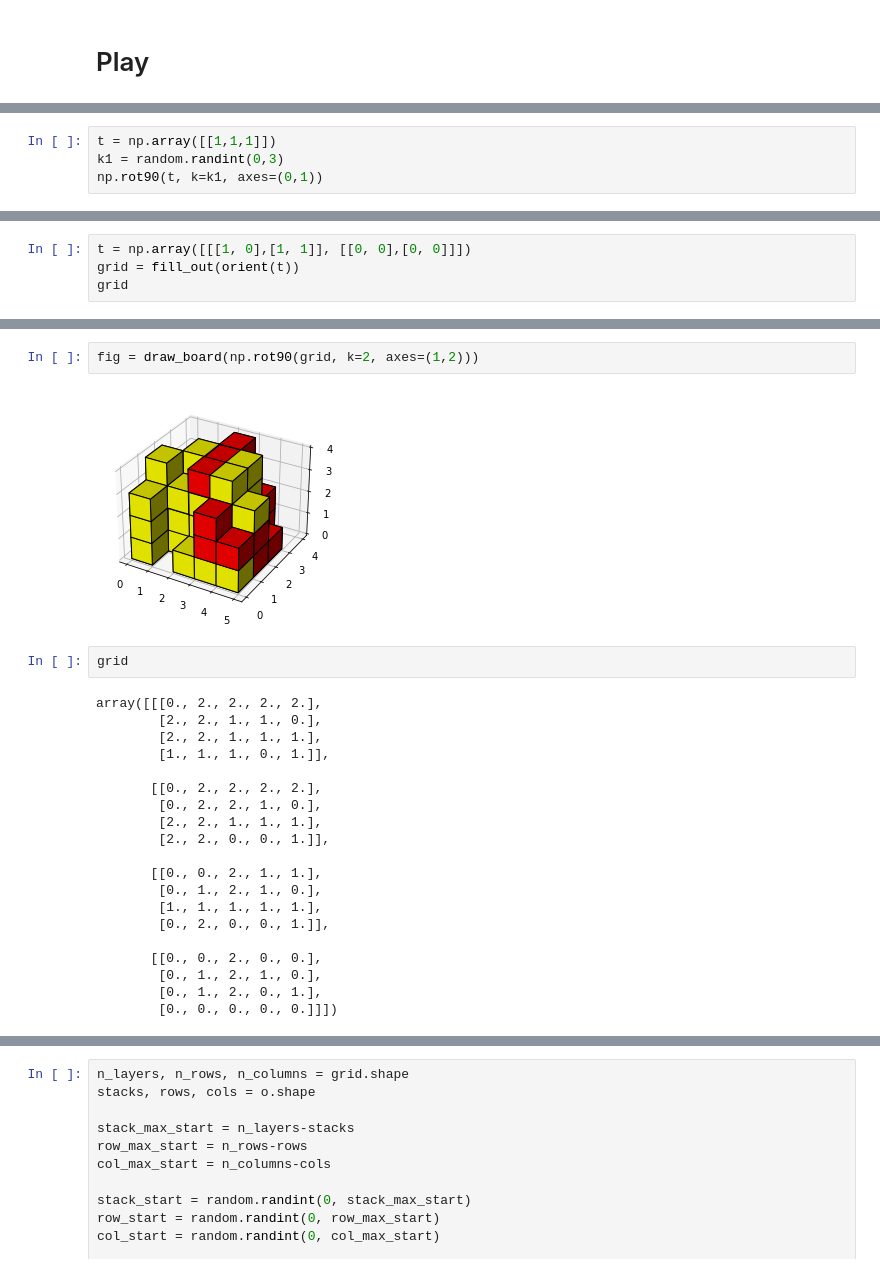
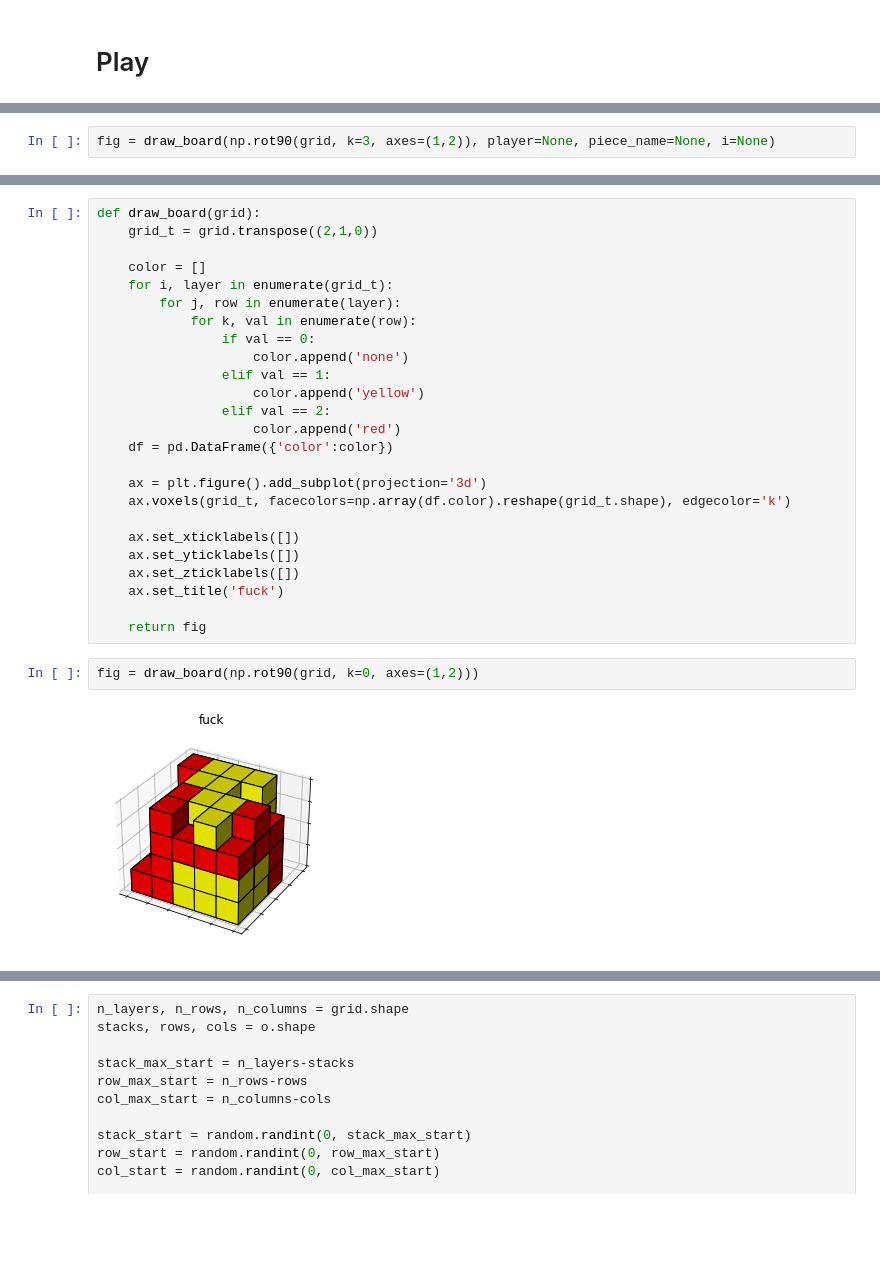
Before and after one commit to shawnriemer/Rumis-Bot, a Jupyter notebook: Rumis Simulation 3D.ipynb, the cells around one changed output, grey strips where cells are left out. Saved outputs shown, nothing was run; the diff lists cells and outputs as text; blank space fills up the shorter version.

```diff
--- a/Rumis Simulation 3D.ipynb
+++ b/Rumis Simulation 3D.ipynb
@@ -106,4 +108,0 @@ array([[[0, 1],
-# %%
-t = np.array([[1,1,1]])
-k1 = random.randint(0,3)
-np.rot90(t, k=k1, axes=(0,1))
@@ -112,4 +108,0 @@ array([[1, 1, 1]])
-# %%
-t = np.array([[[1, 0],[1, 1]], [[0, 0],[0, 0]]])
-grid = fill_out(orient(t))
-grid
@@ -352,0 +404,2 @@ Turn 20, Player 1
+# %%
+fig = draw_board(np.rot90(grid, k=3, axes=(1,2)), player=None, piece_name=None, i=None)
@@ -353,26 +408,29 @@ Turn 20, Player 1
+# %%
+def draw_board(grid):
+    grid_t = grid.transpose((2,1,0))
+
+    color = []
+    for i, layer in enumerate(grid_t):
+        for j, row in enumerate(layer):
+            for k, val in enumerate(row):
+                if val == 0:
+                    color.append('none')
+                elif val == 1:
+                    color.append('yellow')
+                elif val == 2:
+                    color.append('red')
+    df = pd.DataFrame({'color':color})
+
+    ax = plt.figure().add_subplot(projection='3d')
+    ax.voxels(grid_t, facecolors=np.array(df.color).reshape(grid_t.shape), edgecolor='k')
+
+    ax.set_xticklabels([])
+    ax.set_yticklabels([])
+    ax.set_zticklabels([])
+    ax.set_title('fuck')
+
+    return fig
 # %%
-fig = draw_board(np.rot90(grid, k=2, axes=(1,2)))
+fig = draw_board(np.rot90(grid, k=0, axes=(1,2)))
 # %% [output]
-[figure, old version]
+[figure, new version]
-# %%
-grid
-# %% [output]
-array([[[0., 2., 2., 2., 2.],
-        [2., 2., 1., 1., 0.],
-        [2., 2., 1., 1., 1.],
-        [1., 1., 1., 0., 1.]],
-
-       [[0., 2., 2., 2., 2.],
-        [0., 2., 2., 1., 0.],
-        [2., 2., 1., 1., 1.],
-        [2., 2., 0., 0., 1.]],
-
-       [[0., 0., 2., 1., 1.],
-        [0., 1., 2., 1., 0.],
-        [1., 1., 1., 1., 1.],
-        [0., 2., 0., 0., 1.]],
-
-       [[0., 0., 2., 0., 0.],
-        [0., 1., 2., 1., 0.],
-        [0., 1., 2., 0., 1.],
-        [0., 0., 0., 0., 0.]]])
```
Also changed, not shown: parts of 18 cells of this notebook.
